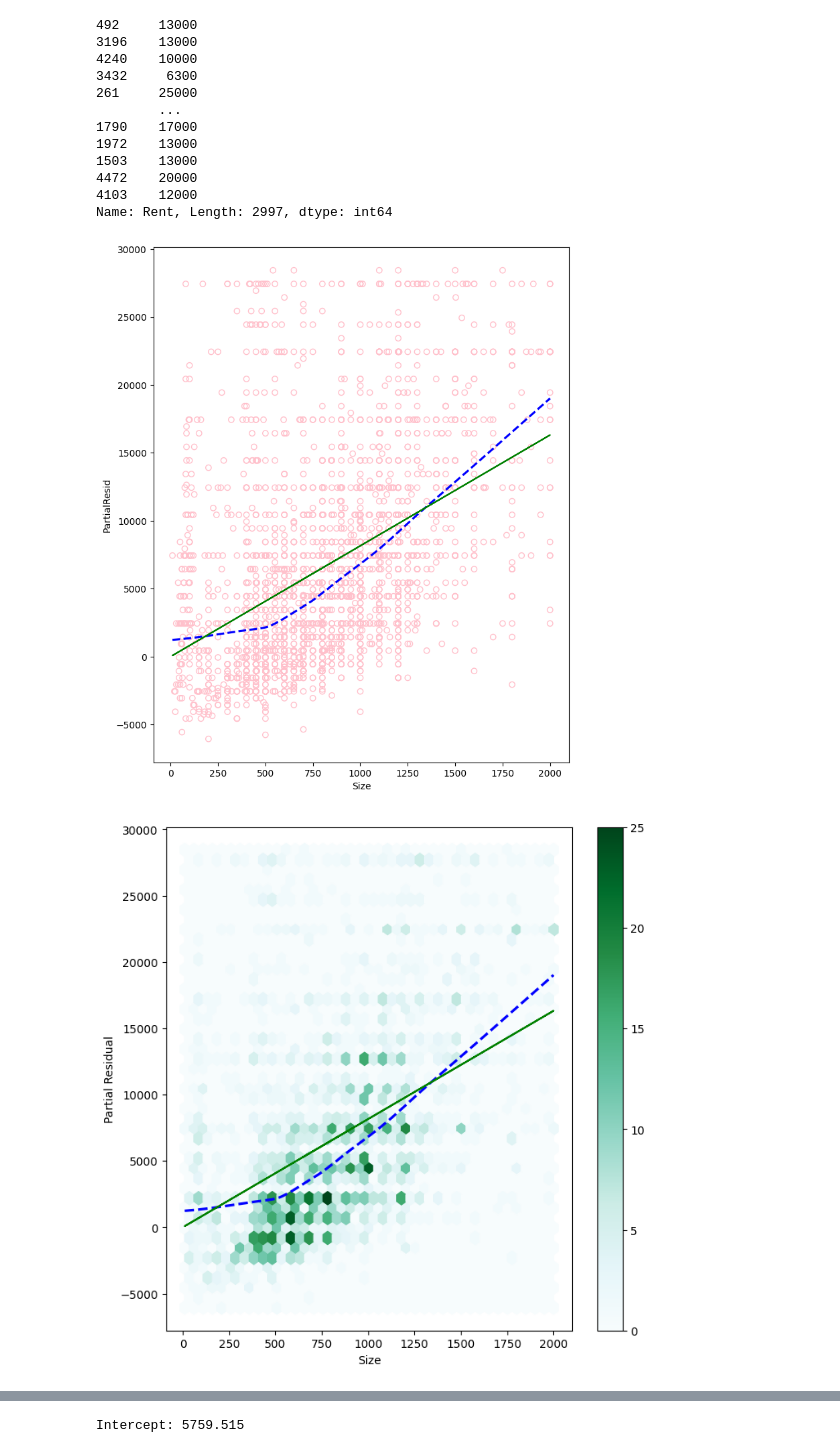
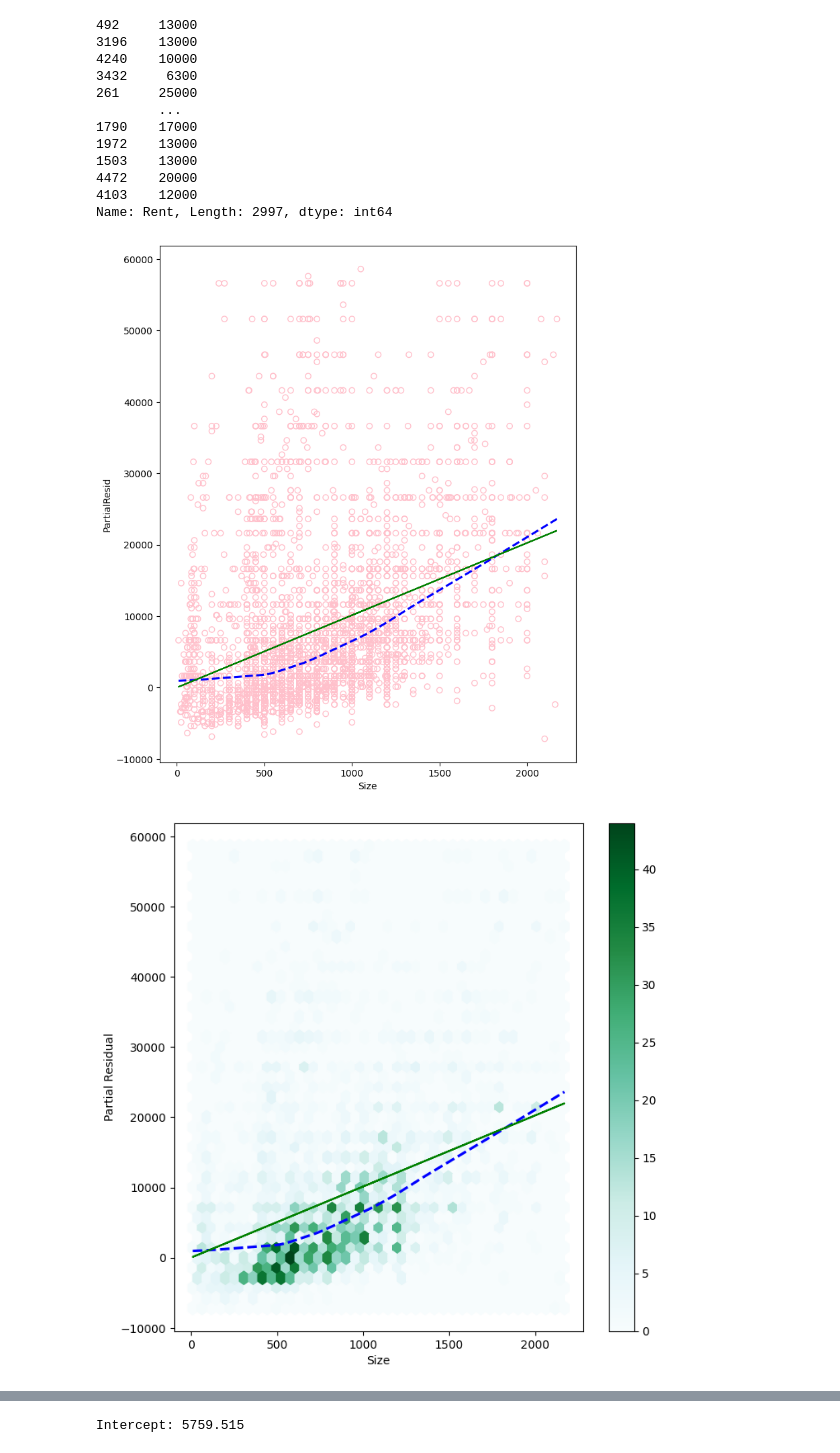
Before and after one commit to NurmukhamedKZ/Data-Projects, a Jupyter notebook: house_rent_predictor/main.ipynb, the cells around one changed output, grey strips where cells are left out. Cells and saved outputs as stored; diff of their text form; code cells hidden in the pictures.

```diff
--- a/house_rent_predictor/main.ipynb
+++ b/house_rent_predictor/main.ipynb
@@ -643,8 +619,8 @@ y_train
 Name: Rent, Length: 2997, dtype: int64
 # %%
 predictor1 = "Size"
-X = house_clean[[predictor1]]   # predictor
-y = house_clean['Rent']     # response variable
+X = house[[predictor1]]   # predictor
+y = house['Rent']     # response variable
 
 # add intercept
 X = sm.add_constant(X)
@@ -654,47 +630,47 @@ model = sm.OLS(y, X).fit()
 
 # get partial residuals
 # terms = b_i * X_i (without intercept)
-terms = model.params[predictor1] * house_clean[predictor1]
+terms = model.params[predictor1] * house[predictor1]
 partial_resid = model.resid + terms
 
 # build dataframe for plotting
 df = pd.DataFrame({
-    predictor1: house_clean[predictor1],
+    predictor1: house[predictor1],
     'Terms': terms,
     'PartialResid': partial_resid
 })
 
 # plotting
 plt.figure(figsize=(8,10))
 plt.scatter(x=df[predictor1], y=df['PartialResid'], facecolors='none', edgecolors='pink')
 
 # smooth fit (like geom_smooth in ggplot2)
 sns.regplot(x=predictor1, y='PartialResid', data=df,
             lowess=True, scatter=False, line_kws={'linestyle':'--', 'color':'blue'})
 
 # add linear term line
 plt.plot(df[predictor1], df['Terms'], color='green')
 
 
 
 
 df.plot.hexbin(x=predictor1, y="PartialResid", gridsize=40, sharex=True, figsize=(8,8))
 
 # smooth fit (like geom_smooth in ggplot2)
 sns.regplot(x=predictor1, y='PartialResid', data=df,
             lowess=True, scatter=False, line_kws={'linestyle':'--', 'color':'blue'})
 
 # add linear term line
 plt.plot(df[predictor1], df['Terms'], color='green')
 
 %matplotlib inline
 
 plt.xlabel(predictor1)
 plt.ylabel("Partial Residual")
 plt.show()
 # %% [output]
-[figure, old version]
+[figure, new version]
-[figure, old version]
+[figure, new version]
 # %%
 model.summary()
 # %% [output]
```
Also changed, not shown: parts of 28 cells of this notebook.
